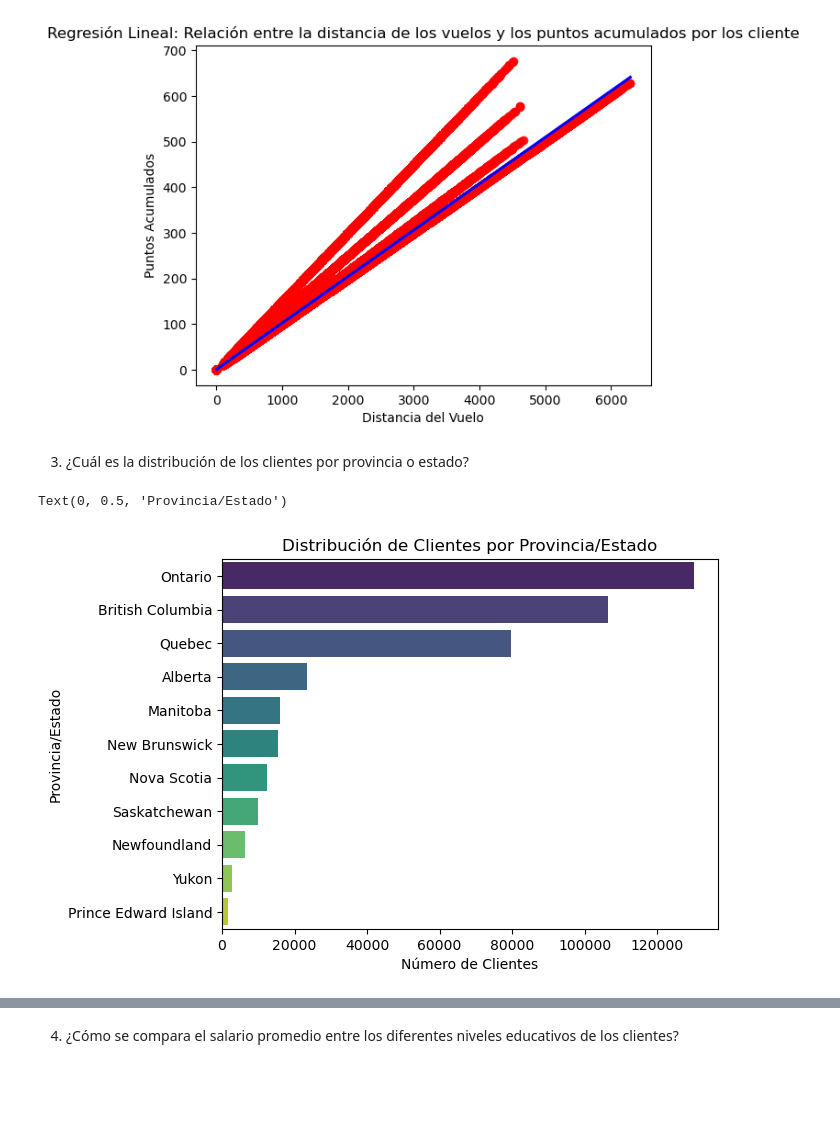
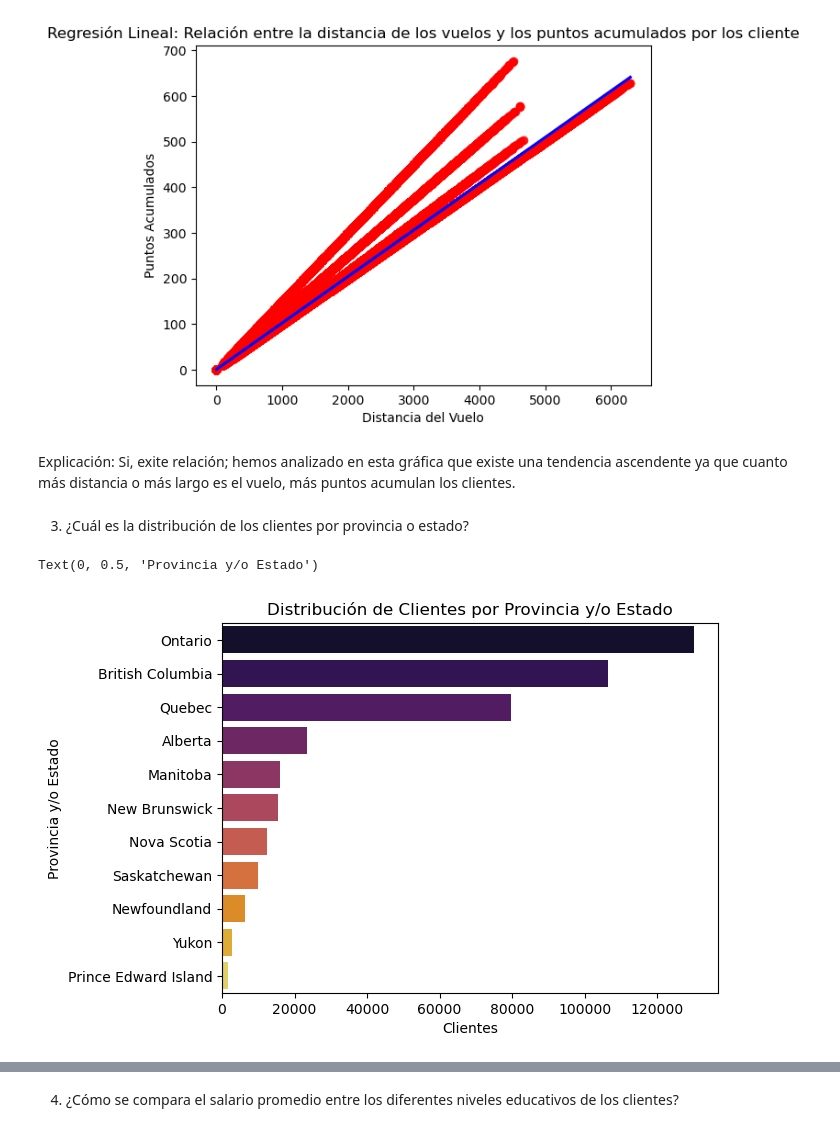
Before and after one commit to Adalab/bda-modulo-3-evaluacion-final-Maleni86, a Jupyter notebook: Evaluación_final.ipynb, the cells around one changed output, grey strips where cells are left out. Saved outputs shown, nothing was run; the diff lists cells and outputs as text; code cells hidden in the pictures; blank space fills up the shorter version.

```diff
--- a/Evaluación_final.ipynb
+++ b/Evaluación_final.ipynb
@@ -503,5 +503,7 @@ plt.ylabel("Puntos Acumulados")
 plt.show()
 # %% [output]
 [figure]
+# %% [markdown]
+Explicación: Si, exite relación; hemos analizado en esta gráfica que existe una tendencia ascendente ya que cuanto más distancia o más largo es el vuelo, más puntos acumulan los clientes.
 # %% [markdown]
 3) ¿Cuál es la distribución de los clientes por provincia o estado?
@@ -535,10 +510,10 @@ plt.savefig(“../images/05_province_client_count.jpg”, format=“jpg”, dpi=
 # %%
-province_counts = df_unido['Province'].value_counts().reset_index()
-province_counts.columns = ['Province', 'Count']
-sns.barplot(y='Province', x='Count', data=province_counts, palette='viridis')
-plt.title('Distribución de Clientes por Provincia/Estado')
-plt.xlabel('Número de Clientes')
-plt.ylabel('Provincia/Estado')
+provincia_count = df_unido['Province'].value_counts().reset_index()
+provincia_count.columns = ['Province', 'Count']
+sns.barplot(y='Province', x='Count', data=provincia_count, palette='inferno')
+plt.title('Distribución de Clientes por Provincia y/o Estado')
+plt.xlabel('Clientes')
+plt.ylabel('Provincia y/o Estado')
 # %% [output]
-Text(0, 0.5, 'Provincia/Estado')
+Text(0, 0.5, 'Provincia y/o Estado')
-[figure, old version]
+[figure, new version]
```
Also changed, not shown: parts of 14 cells of this notebook, 2 other files.
